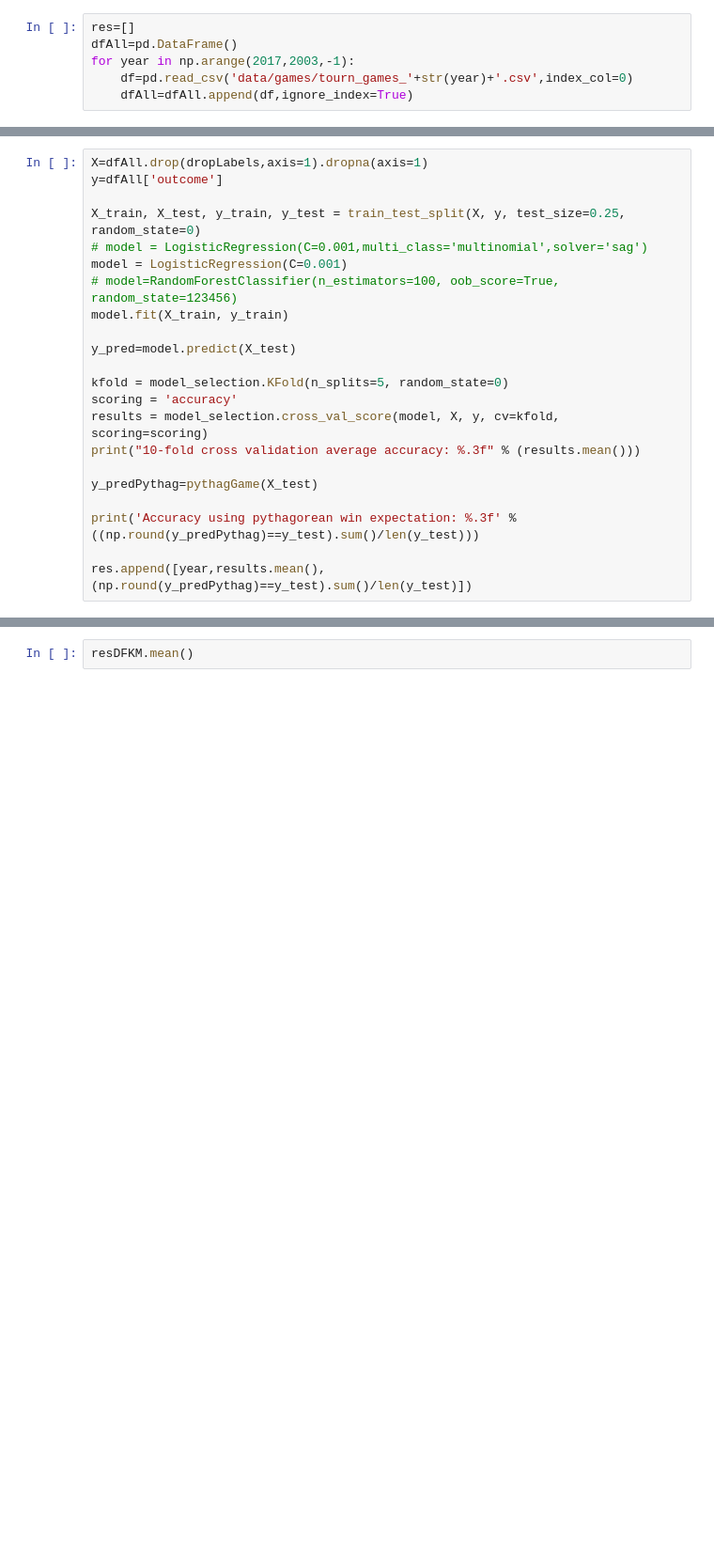
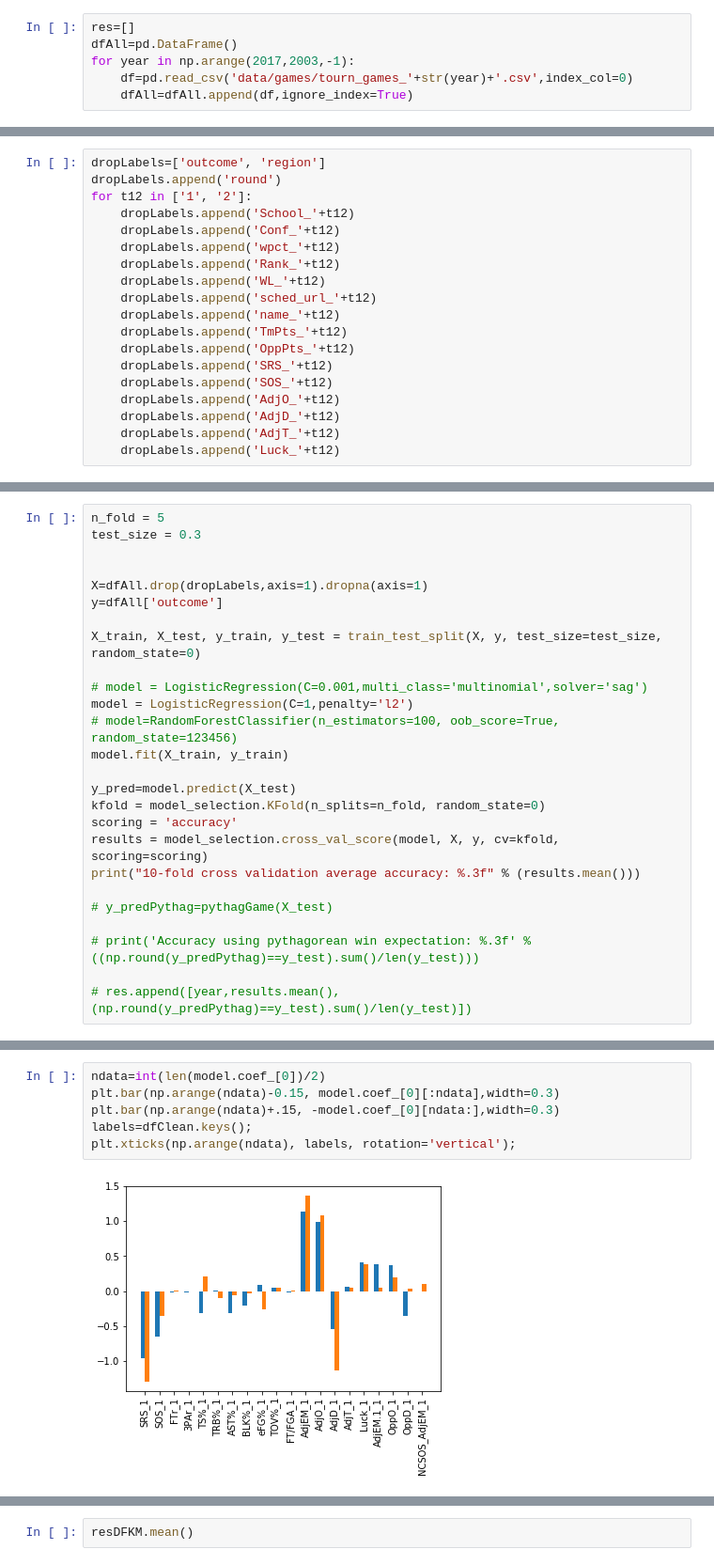
Before and after one commit to gshau/madBrackets, a Jupyter notebook: gameAnalysis.ipynb, the cells around one changed output, grey strips where cells are left out. Shown at 94% size. Cells and saved outputs as stored; diff of their text form; blank space fills up the shorter version.

```diff
--- a/gameAnalysis.ipynb
+++ b/gameAnalysis.ipynb
@@ -68,0 +140,19 @@ dropLabels.append('round')
+# %%
+dropLabels=['outcome', 'region']
+dropLabels.append('round')
+for t12 in ['1', '2']:
+    dropLabels.append('School_'+t12)
+    dropLabels.append('Conf_'+t12)
+    dropLabels.append('wpct_'+t12)
+    dropLabels.append('Rank_'+t12)
+    dropLabels.append('WL_'+t12)
+    dropLabels.append('sched_url_'+t12)
+    dropLabels.append('name_'+t12)
+    dropLabels.append('TmPts_'+t12)
+    dropLabels.append('OppPts_'+t12)
+    dropLabels.append('SRS_'+t12)
+    dropLabels.append('SOS_'+t12)
+    dropLabels.append('AdjO_'+t12)
+    dropLabels.append('AdjD_'+t12)
+    dropLabels.append('AdjT_'+t12)
+    dropLabels.append('Luck_'+t12)
@@ -69,23 +169,27 @@ dropLabels.append('round')
 # %%
+n_fold = 5
+test_size = 0.3
+
+
 X=dfAll.drop(dropLabels,axis=1).dropna(axis=1)
 y=dfAll['outcome']
 
-X_train, X_test, y_train, y_test = train_test_split(X, y, test_size=0.25, random_state=0)
+X_train, X_test, y_train, y_test = train_test_split(X, y, test_size=test_size, random_state=0)
+
 # model = LogisticRegression(C=0.001,multi_class='multinomial',solver='sag')
-model = LogisticRegression(C=0.001)
+model = LogisticRegression(C=1,penalty='l2')
 # model=RandomForestClassifier(n_estimators=100, oob_score=True, random_state=123456)
 model.fit(X_train, y_train)
 
 y_pred=model.predict(X_test)
-
-kfold = model_selection.KFold(n_splits=5, random_state=0)
+kfold = model_selection.KFold(n_splits=n_fold, random_state=0)
 scoring = 'accuracy'
 results = model_selection.cross_val_score(model, X, y, cv=kfold, scoring=scoring)
 print("10-fold cross validation average accuracy: %.3f" % (results.mean()))
 
-y_predPythag=pythagGame(X_test)
+# y_predPythag=pythagGame(X_test)
 
-print('Accuracy using pythagorean win expectation: %.3f' % ((np.round(y_predPythag)==y_test).sum()/len(y_test)))
+# print('Accuracy using pythagorean win expectation: %.3f' % ((np.round(y_predPythag)==y_test).sum()/len(y_test)))
 
-res.append([year,results.mean(),(np.round(y_predPythag)==y_test).sum()/len(y_test)])
+# res.append([year,results.mean(),(np.round(y_predPythag)==y_test).sum()/len(y_test)])
 # %% [output]
@@ -97,0 +229,8 @@ X_test.values.shape
+# %%
+ndata=int(len(model.coef_[0])/2)
+plt.bar(np.arange(ndata)-0.15, model.coef_[0][:ndata],width=0.3)
+plt.bar(np.arange(ndata)+.15, -model.coef_[0][ndata:],width=0.3)
+labels=dfClean.keys();
+plt.xticks(np.arange(ndata), labels, rotation='vertical');
+# %% [output]
+[figure, added]
```
Also changed, not shown: parts of 31 cells of this notebook, 6 other files.
